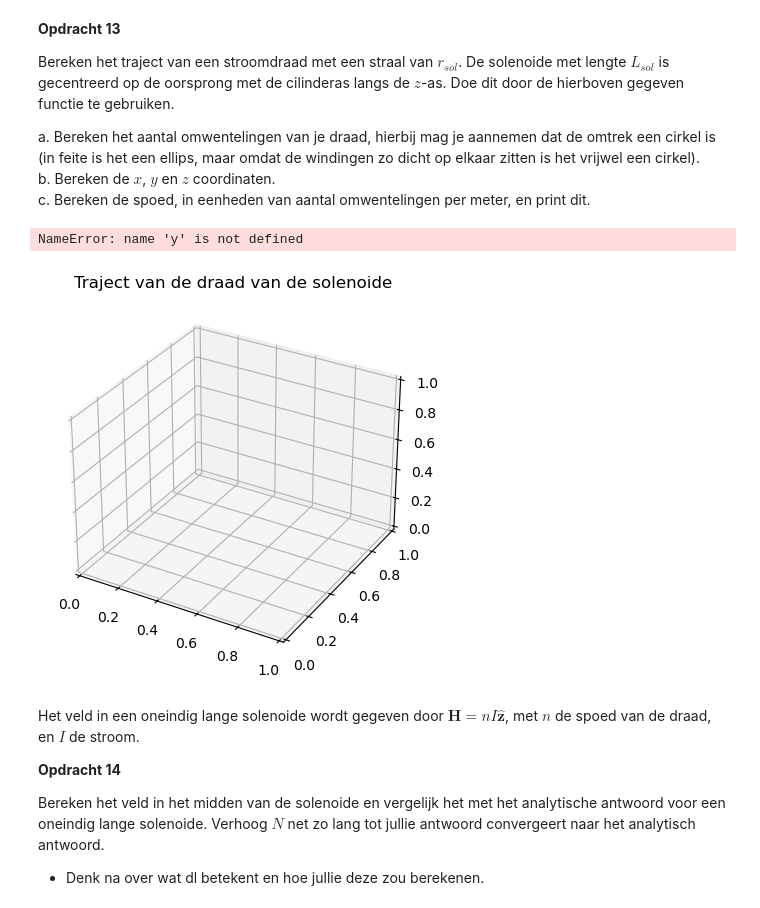
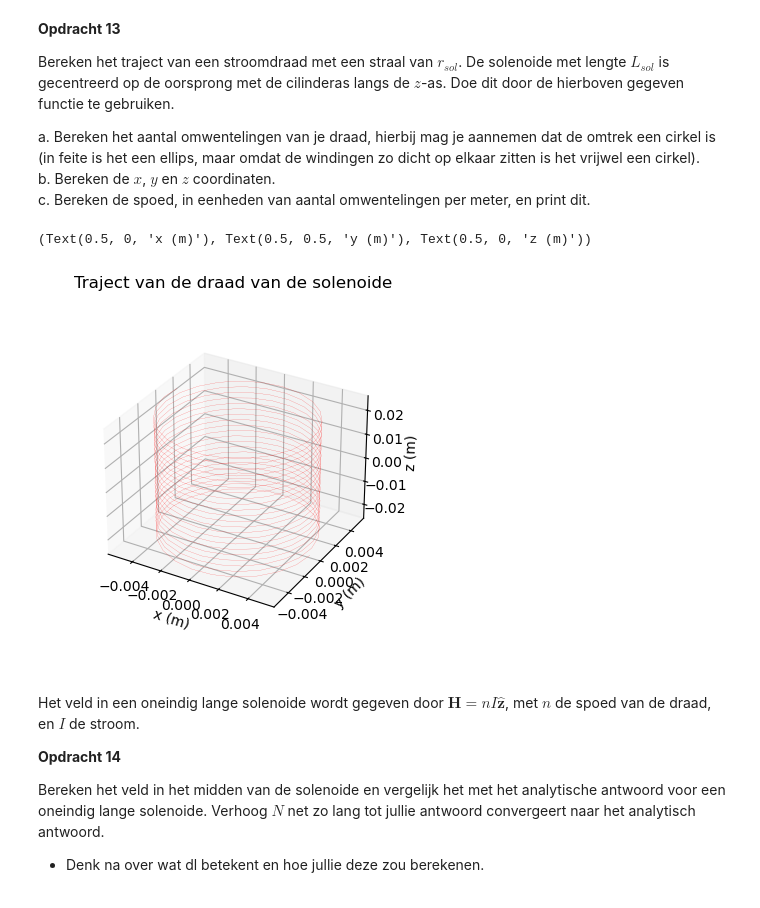
Before and after one commit to jasperbom747-creator/opdrachten-DEF-D-Jasper-Bom, a Jupyter notebook: DigitaleOntwerpopdrachten/Digitale opdracht 2/2KrachtactuatorOpdracht/KrachtactuatorOpdracht.ipynb, the cells around one changed output. Saved outputs shown, nothing was run; the diff lists cells and outputs as text; code cells hidden in the pictures.

```diff
--- a/DigitaleOntwerpopdrachten/Digitale opdracht 2/2KrachtactuatorOpdracht/KrachtactuatorOpdracht.ipynb
+++ b/DigitaleOntwerpopdrachten/Digitale opdracht 2/2KrachtactuatorOpdracht/KrachtactuatorOpdracht.ipynb
@@ -423,18 +423,21 @@ c. Bereken de spoed, in eenheden van aantal omwentelingen per meter, en print di
 # %%
 #l_draad = # Lengte draad
 r_sol = 0.005
 L_sol = 0.05
 N = 500
+L_draad = 15
+N_wikkel = L_draad/(2 * np.pi *r_sol)
 
+x,y,z = parametrisatie(N, r_sol, N_wikkel, L_sol)
 # Enkele plots
 ax=plt.figure().add_subplot(projection='3d')
 plt.title('Traject van de draad van de solenoide')
 plt.plot(x, y, z, '-r', linewidth=0.1)
 ax.set_box_aspect(aspect=None, zoom=0.8)
 ax.set_xlabel('x (m)'), ax.set_ylabel('y (m)'), ax.set_zlabel('z (m)')
 # %% [output]
-NameError: name 'y' is not defined
+(Text(0.5, 0, 'x (m)'), Text(0.5, 0.5, 'y (m)'), Text(0.5, 0, 'z (m)'))
-[figure, old version]
+[figure, new version]
 # %% [markdown]
 Het veld in een oneindig lange solenoide wordt gegeven door $\mathbf{H} = n I \hat{\mathbf{z}}$, met $n$ de spoed van de draad, en $I$ de stroom.
 
```
Also changed, not shown: parts of 1 cell of this notebook.
